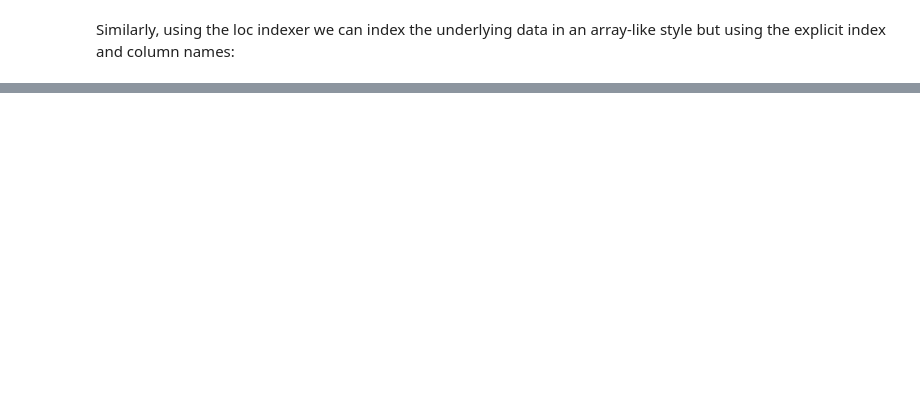
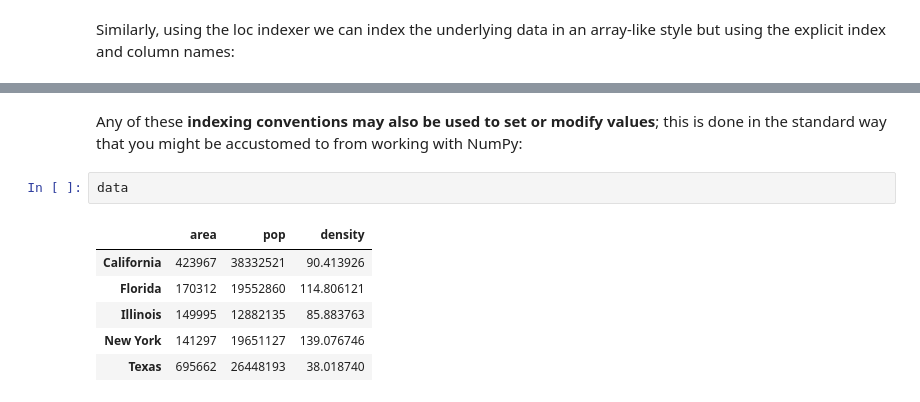
Before and after one commit to franzoni/ML-A-Z-Hands-On-Python-R, a Jupyter notebook: Machine_Learning_A-Z_Template_Folder/Part_4_-_Clustering/Section_2xx_-_Part_PLAYplay/pandas_Indexing_Selection.ipynb, the cells around one changed output, grey strips where cells are left out. Saved outputs shown, nothing was run; the diff lists cells and outputs as text; blank space fills up the shorter version.

Commit message:
Dataframe: slicing and indexing

```diff
--- a/Machine_Learning_A-Z_Template_Folder/Part_4_-_Clustering/Section_2xx_-_Part_PLAYplay/pandas_Indexing_Selection.ipynb
+++ b/Machine_Learning_A-Z_Template_Folder/Part_4_-_Clustering/Section_2xx_-_Part_PLAYplay/pandas_Indexing_Selection.ipynb
@@ -320,0 +349,11 @@ data.loc[:'Illinois', :'pop']
+# %% [markdown]
+Any of these **indexing conventions may also be used to set or modify values**; this is done in the standard way that you might be accustomed to from working with NumPy:
+# %%
+data
+# %% [output]
+|  | area | pop | density |
+| California | 423967 | 38332521 | 90.413926 |
+| Florida | 170312 | 19552860 | 114.806121 |
+| Illinois | 149995 | 12882135 | 85.883763 |
+| New York | 141297 | 19651127 | 139.076746 |
+| Texas | 695662 | 26448193 | 38.018740 |
```
Also changed, not shown: parts of 29 cells of this notebook.
